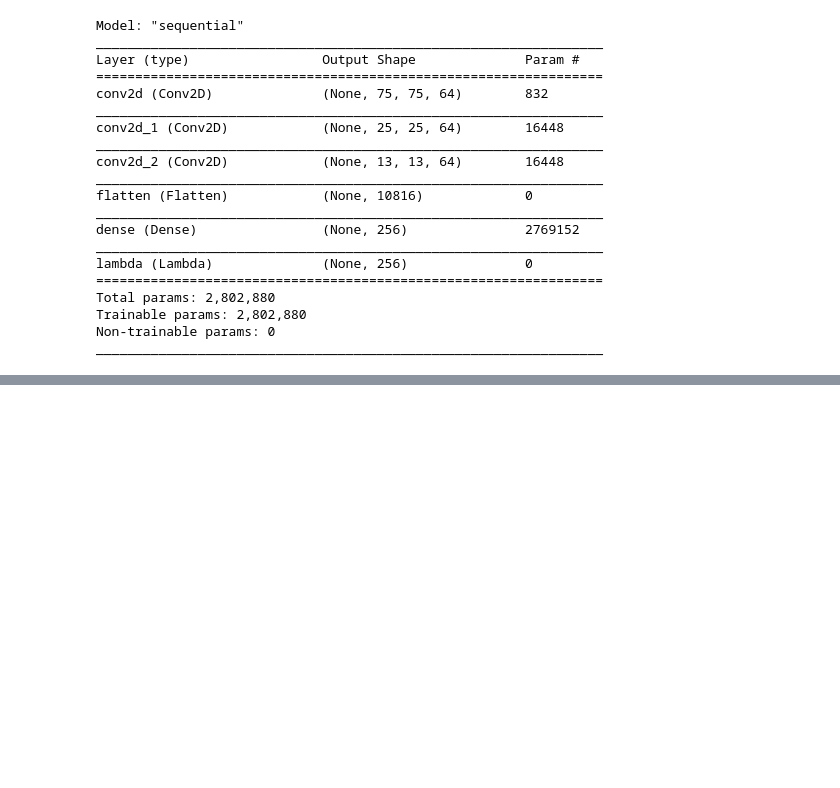
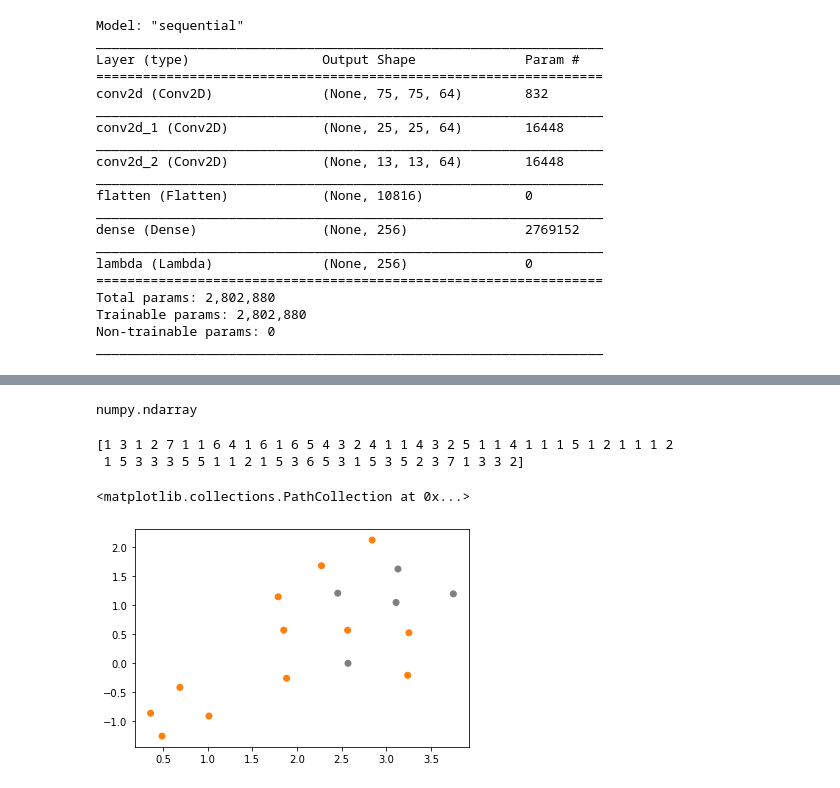
Before and after one commit to gengler1123/Triplet_Loss_Demo, a Jupyter notebook: notebooks/PlantImages.ipynb, the cells around one changed output, grey strips where cells are left out. Cells and saved outputs as stored; diff of their text form; code cells hidden in the pictures; blank space fills up the shorter version.

```diff
--- a/notebooks/PlantImages.ipynb
+++ b/notebooks/PlantImages.ipynb
@@ -190,0 +357,9 @@ Epoch 1/20
+# %%
+C = {}
+colors = [(x, sns.color_palette()[x]) for x in LABS]
+for i in range(1,8):
+    for idx, color in colors:
+        if i == idx:
+            print(idx.numpy())
+            C[idx.numpy()] = color
+            break
@@ -190,0 +384,23 @@ Epoch 1/20
+# %%
+type(res)
+# %% [output]
+numpy.ndarray
+# %%
+import numpy as np
+
+to_show = []
+for idx, color in colors:
+    if idx.numpy() in [2, 4, 6]:
+        to_show.append(idx.numpy())
+# %%
+_LABS = np.array(LABS)
+print(_LABS)
+# %% [output]
+[1 3 1 2 7 1 1 6 4 1 6 1 6 5 4 3 2 4 1 1 4 3 2 5 1 1 4 1 1 1 5 1 2 1 1 1 2
+ 1 5 3 3 3 5 5 1 1 2 1 5 3 6 5 3 1 5 3 5 2 3 7 1 3 3 2]
+# %%
+embedding = reducer.fit_transform(res[to_show])
+plt.scatter(embedding[:,0], embedding[:,1], c=[sns.color_palette()[x] for x in _LABS[to_show]])
+# %% [output]
+<matplotlib.collections.PathCollection at 0x...>
+[figure, added]
```
Also changed, not shown: parts of 15 cells of this notebook, 9 other files.
